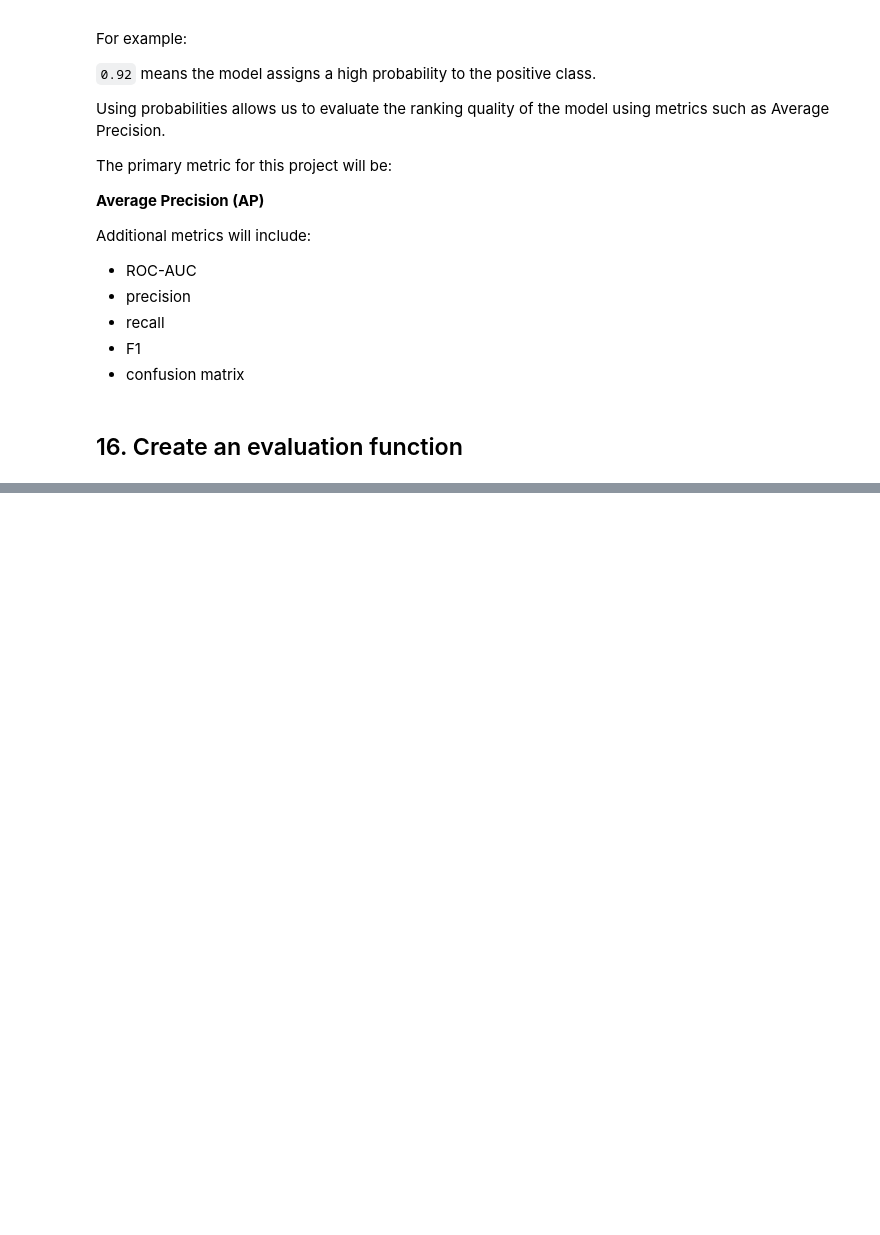
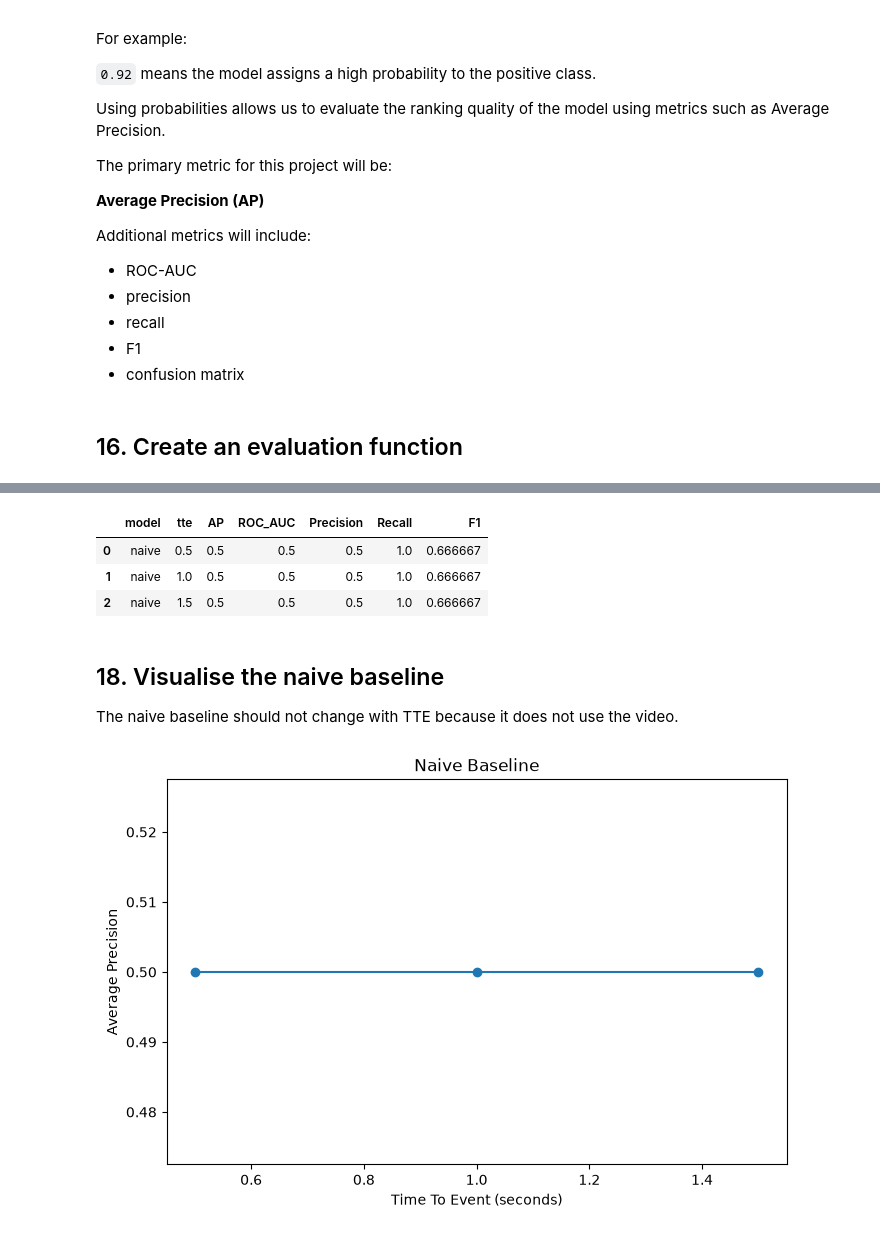
Before and after one commit to RameezAtif/nexar-collision-prediction, a Jupyter notebook: notebooks/04_baselines.ipynb, the cells around one changed output, grey strips where cells are left out. Cells and saved outputs as stored; diff of their text form; code cells hidden in the pictures; blank space fills up the shorter version.

```diff
--- a/notebooks/04_baselines.ipynb
+++ b/notebooks/04_baselines.ipynb
@@ -723,0 +799,57 @@ Additional metrics will include:
+# %%
+naive_results = []
+
+for tte in TTE_VALUES:
+    tte_val_clips = val_clips[
+        val_clips["tte"] == tte
+    ]
+
+    y_true = tte_val_clips["target"].to_numpy()
+
+    y_probability = np.full(
+        len(y_true),
+        0.5
+    )
+
+    metrics = evaluate_predictions(
+        y_true,
+        y_probability
+    )
+
+    naive_results.append({
+        "model": "naive",
+        "tte": tte,
+        **metrics
+    })
+
+naive_results_df = pd.DataFrame(
+    naive_results
+)
+
+naive_results_df
+# %% [output]
+|  | model | tte | AP | ROC_AUC | Precision | Recall | F1 |
+| 0 | naive | 0.5 | 0.5 | 0.5 | 0.5 | 1.0 | 0.666667 |
+| 1 | naive | 1.0 | 0.5 | 0.5 | 0.5 | 1.0 | 0.666667 |
+| 2 | naive | 1.5 | 0.5 | 0.5 | 0.5 | 1.0 | 0.666667 |
+# %% [markdown]
+## 18. Visualise the naive baseline
+
+The naive baseline should not change with TTE because it does not use
+the video.
+# %%
+plt.figure(figsize=(8, 5))
+
+plt.plot(
+    naive_results_df["tte"],
+    naive_results_df["AP"],
+    marker="o"
+)
+
+plt.xlabel("Time To Event (seconds)")
+plt.ylabel("Average Precision")
+plt.title("Naive Baseline")
+
+plt.show()
+# %% [output]
+[figure, added]
```
Also changed, not shown: parts of 62 cells of this notebook, 1 other file.
